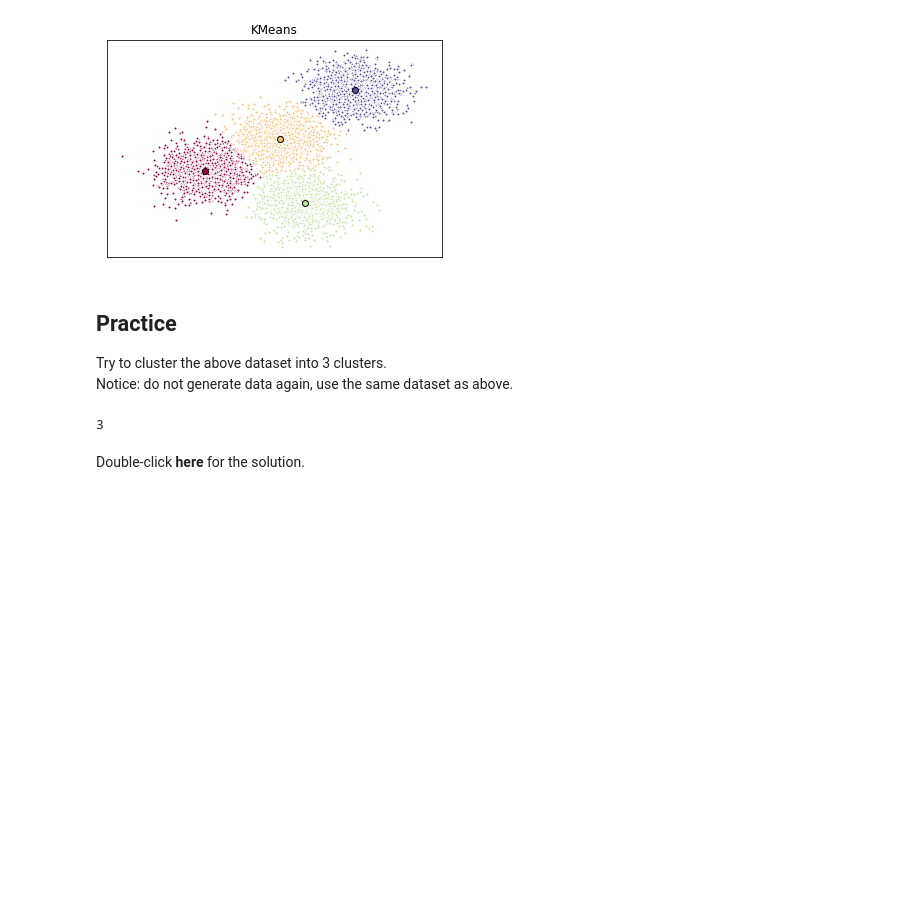
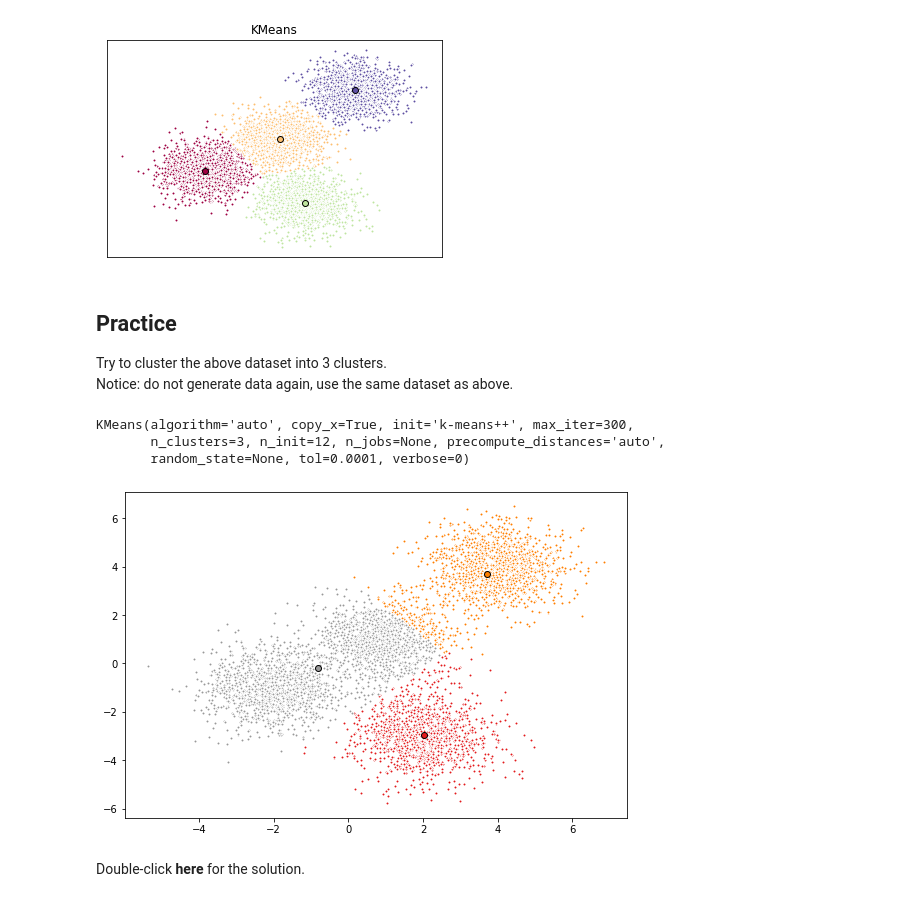
Before and after one commit to razymawardi/ibm-courses, a Jupyter notebook: CLUSTERING/K-Means/K-Means Customer Segmentation.ipynb, the cells around one changed output. Saved outputs shown, nothing was run; the diff lists cells and outputs as text; code cells hidden in the pictures; blank space fills up the shorter version.

Commit message:
add Cust_Segmentation.csv and finish k-means ipynb

```diff
--- a/CLUSTERING/K-Means/K-Means Customer Segmentation.ipynb
+++ b/CLUSTERING/K-Means/K-Means Customer Segmentation.ipynb
@@ -164,8 +164,24 @@ Try to cluster the above dataset into 3 clusters.
 Notice: do not generate data again, use the same dataset as above.
 # %%
 # write your code here
+kmeans3 = KMeans(init='k-means++', n_clusters=3, n_init=12)
+kmeans3.fit(X)
 # %% [output]
-3
+KMeans(algorithm='auto', copy_x=True, init='k-means++', max_iter=300,
+       n_clusters=3, n_init=12, n_jobs=None, precompute_distances='auto',
+       random_state=None, tol=0.0001, verbose=0)
+# %%
+fig = plt.figure(figsize=(9,6))
+colors = plt.cm.Set1(np.linspace(0, 1, len(set(kmeans3.labels_))))
+ax = fig.add_subplot(1,1,1)
+for k, col in zip(range(len(kmeans3.cluster_centers_)), colors):
+    my_members = (kmeans3.labels_ == k)
+    cluster_center = kmeans3.cluster_centers_[k]
+    ax.plot(X[my_members, 0], X[my_members, 1], 'w', markerfacecolor=col, marker='.')
+    ax.plot(cluster_center[0], cluster_center[1], 'o', markerfacecolor=col, markeredgecolor='k', markersize=6)
+plt.show()
+# %% [output]
+[figure, added]
 # %% [markdown]
 Double-click __here__ for the solution.
 
```
Also changed, not shown: parts of 11 cells of this notebook, 1 other file.
